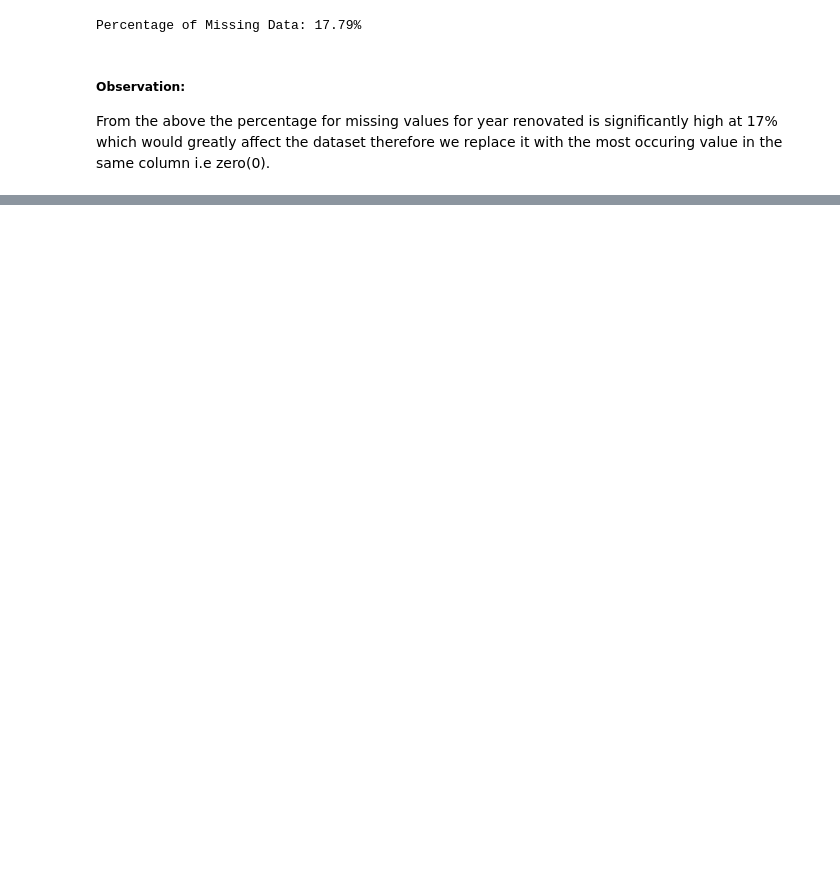
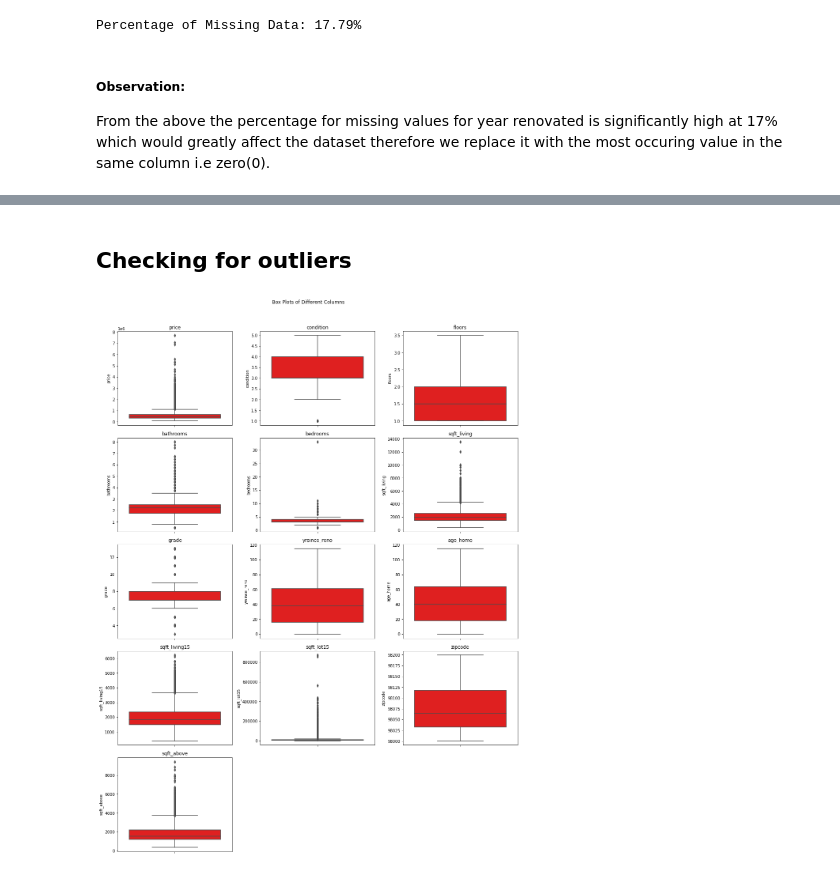
Before and after one commit to Bennie-Kibet/Phase-2-project, a Jupyter notebook: index.ipynb, the cells around one changed output, grey strips where cells are left out. Cells and saved outputs as stored; diff of their text form; code cells hidden in the pictures; blank space fills up the shorter version.

Commit message:
outlier completion

```diff
--- a/index.ipynb
+++ b/index.ipynb
@@ -175,3 +219,6 @@ The dataset contains a significant number of NaN values relative to its size (21
+# %%
+#'View' column transformation
+df['view'].replace(to_replace=['NONE', 'AVERAGE', 'GOOD', 'FAIR', 'EXCELLENT'], value=[0, 1, 2, 3, 4], inplace=True)
 # %%
 
 # Function to calculate percentage of missing data in a column
@@ -190,0 +453,44 @@ From the above the percentage for missing values for year renovated is significa
+# %% [markdown]
+## Checking for outliers
+# %%
+# Outlier Analysis
+# defining a function for plotting boxplot
+def boxplot_graph(df1, number_of_columns, columns_to_plot):
+
+    # Creating subplots
+    num_columns = len(columns_to_plot)
+
+    # Number of rows and columns for subplots
+    ncols = number_of_columns
+    nrows = math.ceil(num_columns/ ncols)
+
+    fig, axes = plt.subplots(nrows=nrows, ncols=ncols, figsize=(15, 20))
+
+    # Flatten the axes array for easy iteration
+    axes = axes.flatten()
+
+    # Plotting each column in a separate subplot
+    for i, column in enumerate(columns_to_plot):
+        sns.boxplot(y=df1[column], color="r", ax=axes[i])
+        axes[i].set_title(column)
+
+    # Remove any empty subplots
+    for j in range(i + 1, len(axes)):
+        fig.delaxes(axes[j])
+
+    # Adjust the layout to add space between rows
+    plt.subplots_adjust(hspace=3)
+
+    plt.suptitle('Box Plots of Different Columns')
+    plt.tight_layout(rect=[0, 0, 1, 0.96])  # Adjust layout to make room for the main title
+    return plt.show()
+# %%
+# Plotting the boxplot for the defined columns
+columns_to_plot = ['price', 'condition', 'floors',
+                    'bathrooms', 'bedrooms', 'sqft_living',
+                    'grade', 'yrsince_reno', 'age_home',
+                    'sqft_living15', 'sqft_lot15','zipcode',
+                    'sqft_above']
+boxplot_graph(df, 3, columns_to_plot)
+# %% [output]
+[figure, added]
```
Also changed, not shown: parts of 35 cells of this notebook.
